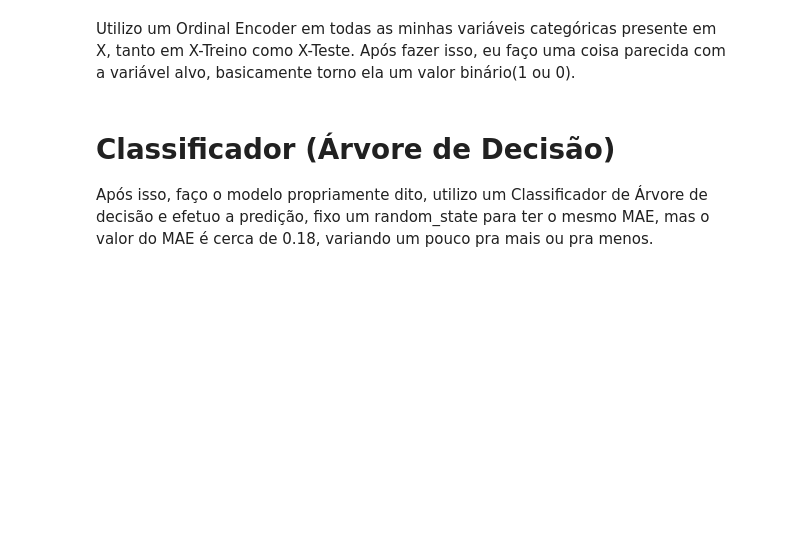
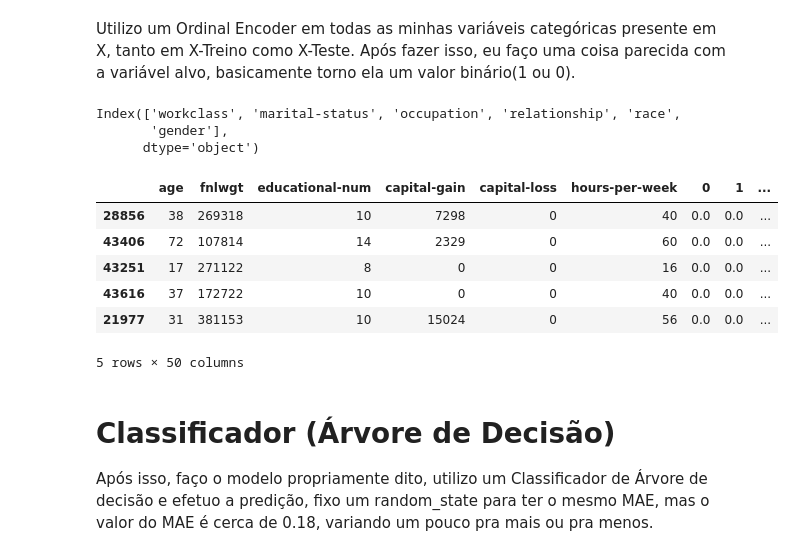
Before and after one commit to murilovpinheiro/Detectando-Bias-em-Classificador, a Jupyter notebook: proportionRaceExample.ipynb, the cells around one changed output. Drawn from its saved outputs; the diff is of its cells as text; code cells hidden in the pictures; blank space fills up the shorter version.

```diff
--- a/proportionRaceExample.ipynb
+++ b/proportionRaceExample.ipynb
@@ -56,20 +62,42 @@ x_train, x_test, Y_train, Y_test = train_test_split(x, Y, test_size = 0.3)
 Utilizo um Ordinal Encoder em todas as minhas variáveis categóricas presente em X, tanto em X-Treino como X-Teste.
 Após fazer isso, eu faço uma coisa parecida com a variável alvo, basicamente torno ela um valor binário(1 ou 0).
 # %%
-from sklearn.preprocessing import OrdinalEncoder
+from sklearn.preprocessing import OneHotEncoder
 
 categoricalLabels = (x_train.select_dtypes(include = ['object'])).columns
 
-encoder = OrdinalEncoder(dtype = 'int32')
+print(categoricalLabels)
 
-num_x_train = x_train.copy()
-num_x_test = x_test.copy()
+encoder = OneHotEncoder(handle_unknown='ignore', sparse = False, categories = "auto")
+OHtrain = pd.DataFrame(encoder.fit_transform(x_train[categoricalLabels]))
+OHtest = pd.DataFrame(encoder.transform(x_test[categoricalLabels]))
 
-num_x_train[categoricalLabels] = encoder.fit_transform(x_train[categoricalLabels])
-num_x_test[categoricalLabels] = encoder.transform(x_test[categoricalLabels])
+OHtrain.index = x_train.index
+OHtest.index = x_test.index
+
+old_x_train = x_train[categoricalLabels]
+old_x_test = x_test[categoricalLabels]
+
+num_x_train = x_train.drop(categoricalLabels, axis = 1)
+num_x_test = x_test.drop(categoricalLabels, axis = 1)
+
+num_x_train = pd.concat([num_x_train, OHtrain], axis = 1)
+num_x_test = pd.concat([num_x_test, OHtest], axis = 1)
 
 num_Y_test = Y_test.apply(lambda p: 1 if p == '>50K' else 0)
 num_Y_train = Y_train.apply(lambda p: 1 if p == '>50K' else 0)
+num_x_test.head()
+# %% [output]
+Index(['workclass', 'marital-status', 'occupation', 'relationship', 'race',
+       'gender'],
+      dtype='object')
+|  | age | fnlwgt | educational-num | capital-gain | capital-loss | hours-per-week | 0 | 1 | ... |
+| 28856 | 38 | 269318 | 10 | 7298 | 0 | 40 | 0.0 | 0.0 | ... |
+| 43406 | 72 | 107814 | 14 | 2329 | 0 | 60 | 0.0 | 0.0 | ... |
+| 43251 | 17 | 271122 | 8 | 0 | 0 | 16 | 0.0 | 0.0 | ... |
+| 43616 | 37 | 172722 | 10 | 0 | 0 | 40 | 0.0 | 0.0 | ... |
+| 21977 | 31 | 381153 | 10 | 15024 | 0 | 56 | 0.0 | 0.0 | ... |
+5 rows × 50 columns
 # %% [markdown]
 # Classificador (Árvore de Decisão)
 Após isso, faço o modelo propriamente dito, utilizo um Classificador de Árvore de decisão e efetuo a predição, fixo um random_state para ter o mesmo MAE, mas o valor do MAE é cerca de 0.18, variando um pouco pra mais ou pra menos.
```
Also changed, not shown: parts of 11 cells of this notebook, 3 other files.
